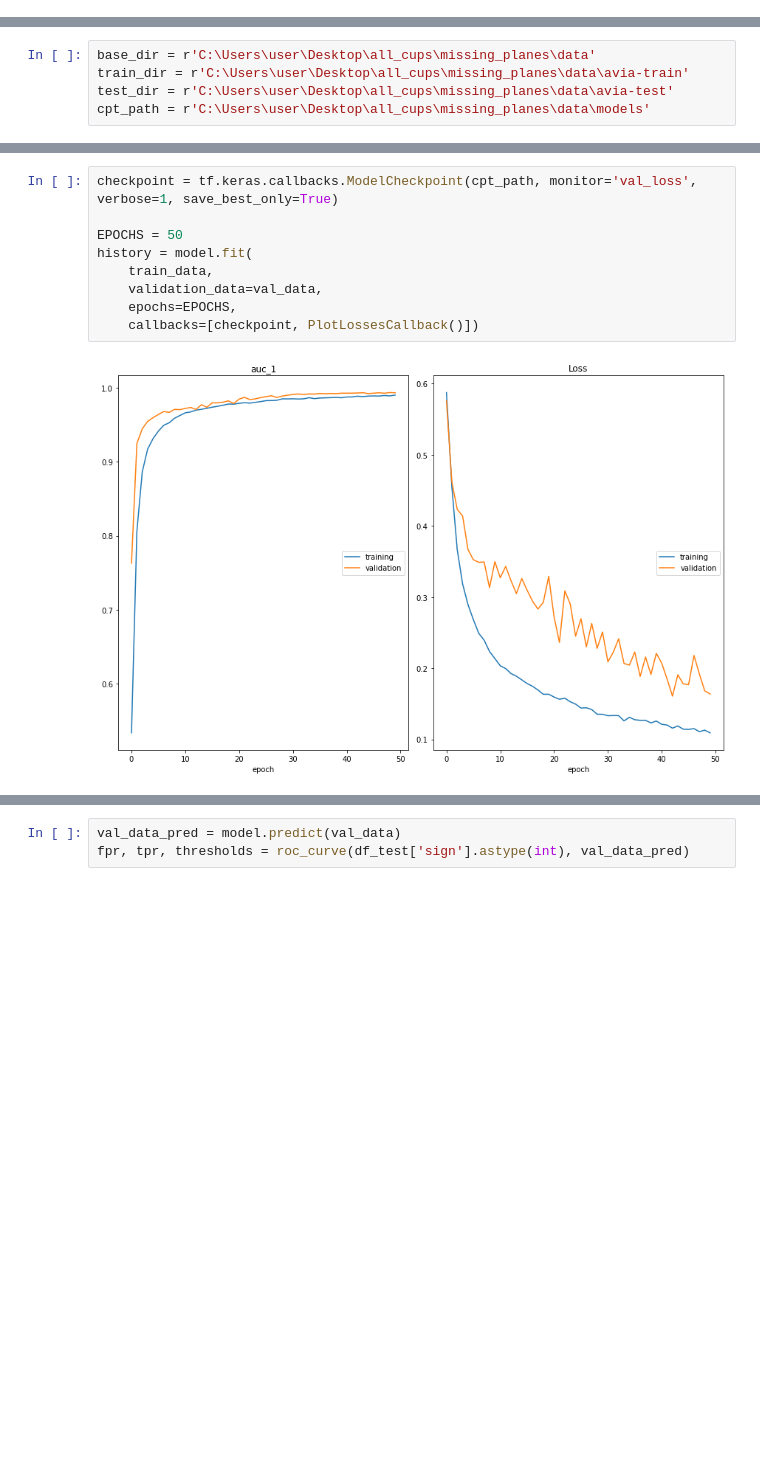
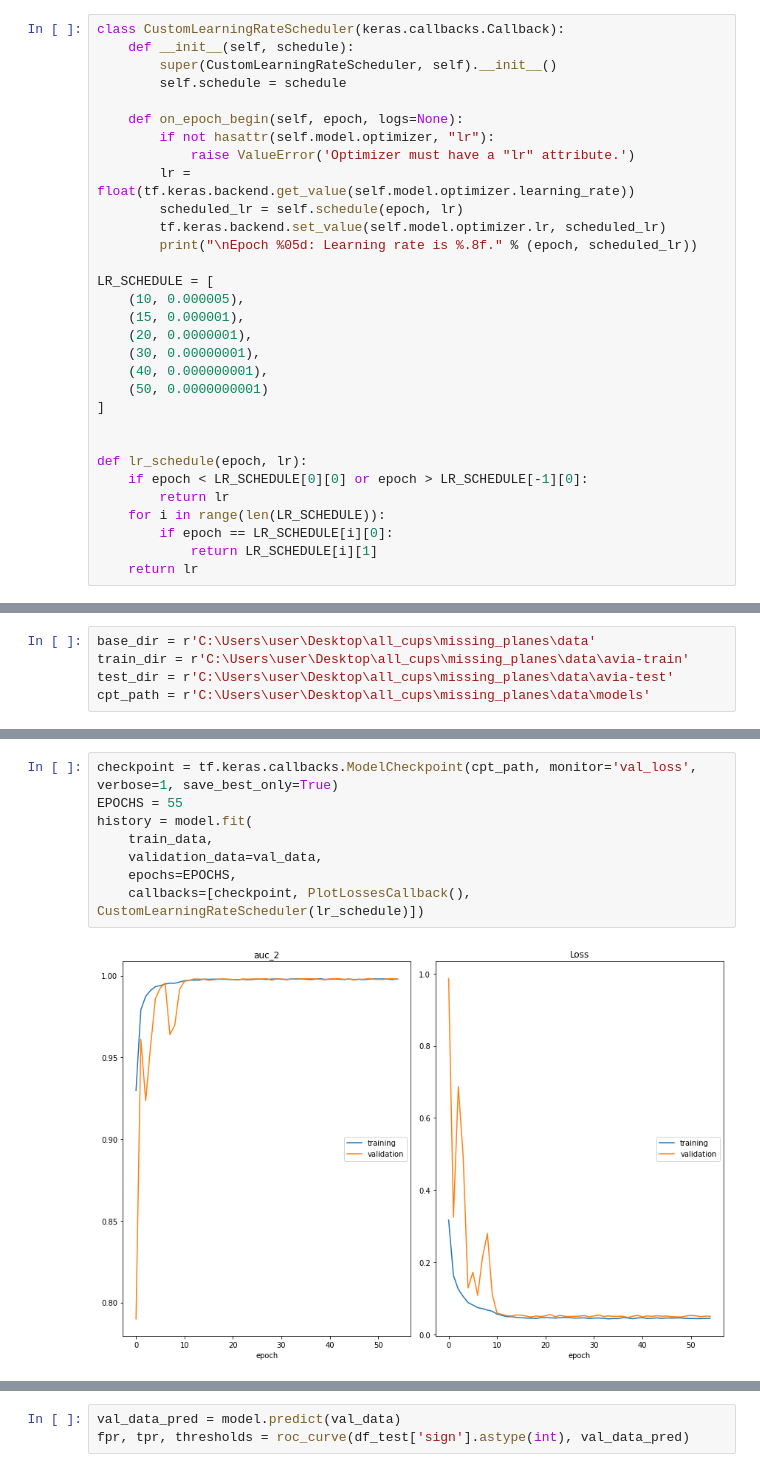
Before and after one commit to Deksed/all_cups_missing_plane, a Jupyter notebook: missing planes.ipynb, the cells around one changed output, grey strips where cells are left out. Drawn from its saved outputs; the diff is of its cells as text; blank space fills up the shorter version.

```diff
--- a/missing planes.ipynb
+++ b/missing planes.ipynb
@@ -23,6 +26,37 @@ from livelossplot.tf_keras import PlotLossesCallback
 print("Num GPUs Available: ", tf.config.list_physical_devices('GPU'))
 # %% [output]
 Num GPUs Available:  []
+# %%
+class CustomLearningRateScheduler(keras.callbacks.Callback):
+    def __init__(self, schedule):
+        super(CustomLearningRateScheduler, self).__init__()
+        self.schedule = schedule
+
+    def on_epoch_begin(self, epoch, logs=None):
+        if not hasattr(self.model.optimizer, "lr"):
+            raise ValueError('Optimizer must have a "lr" attribute.')
+        lr = float(tf.keras.backend.get_value(self.model.optimizer.learning_rate))
+        scheduled_lr = self.schedule(epoch, lr)
+        tf.keras.backend.set_value(self.model.optimizer.lr, scheduled_lr)
+        print("\nEpoch %05d: Learning rate is %.8f." % (epoch, scheduled_lr))
+
+LR_SCHEDULE = [
+    (10, 0.000005),
+    (15, 0.000001),
+    (20, 0.0000001),
+    (30, 0.00000001),
+    (40, 0.000000001),
+    (50, 0.0000000001)
+]
+
+
+def lr_schedule(epoch, lr):
+    if epoch < LR_SCHEDULE[0][0] or epoch > LR_SCHEDULE[-1][0]:
+        return lr
+    for i in range(len(LR_SCHEDULE)):
+        if epoch == LR_SCHEDULE[i][0]:
+            return LR_SCHEDULE[i][1]
+    return lr
 # %%
 data_train = pd.read_csv(r'C:\Users\user\Desktop\all_cups\missing_planes\data\train.csv', dtype=str)
 data_test = pd.read_csv(r'C:\Users\user\Desktop\all_cups\missing_planes\data\test.csv', dtype=str)
@@ -144,12 +243,11 @@ Non-trainable params: 0
 _________________________________________________________________
 # %%
 checkpoint = tf.keras.callbacks.ModelCheckpoint(cpt_path, monitor='val_loss', verbose=1, save_best_only=True)
-
-EPOCHS = 50
+EPOCHS = 55
 history = model.fit(
     train_data,
     validation_data=val_data,
     epochs=EPOCHS,
-    callbacks=[checkpoint, PlotLossesCallback()])
+    callbacks=[checkpoint, PlotLossesCallback(), CustomLearningRateScheduler(lr_schedule)])
 # %% [output]
-[figure, old version]
+[figure, new version]
```
Also changed, not shown: parts of 21 cells of this notebook.
